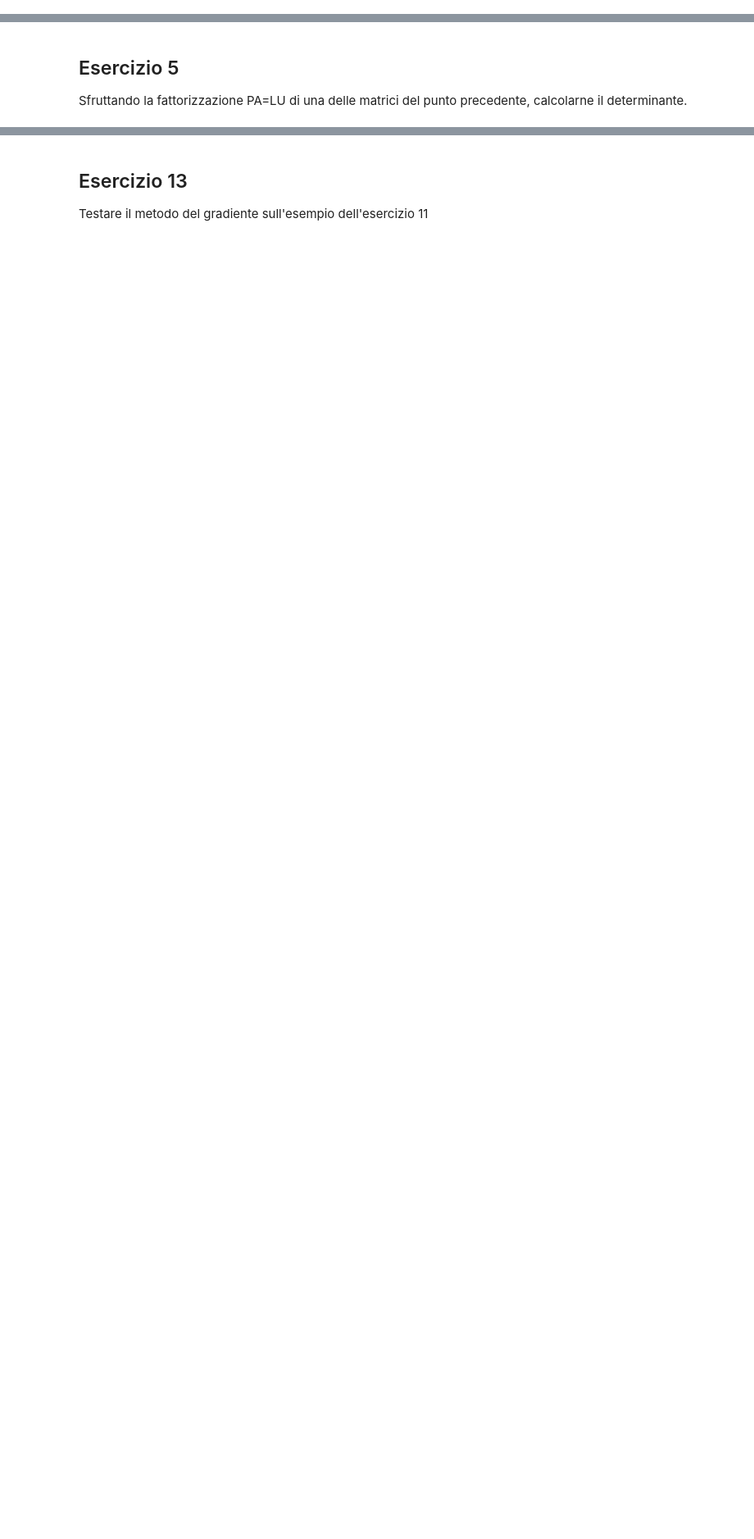
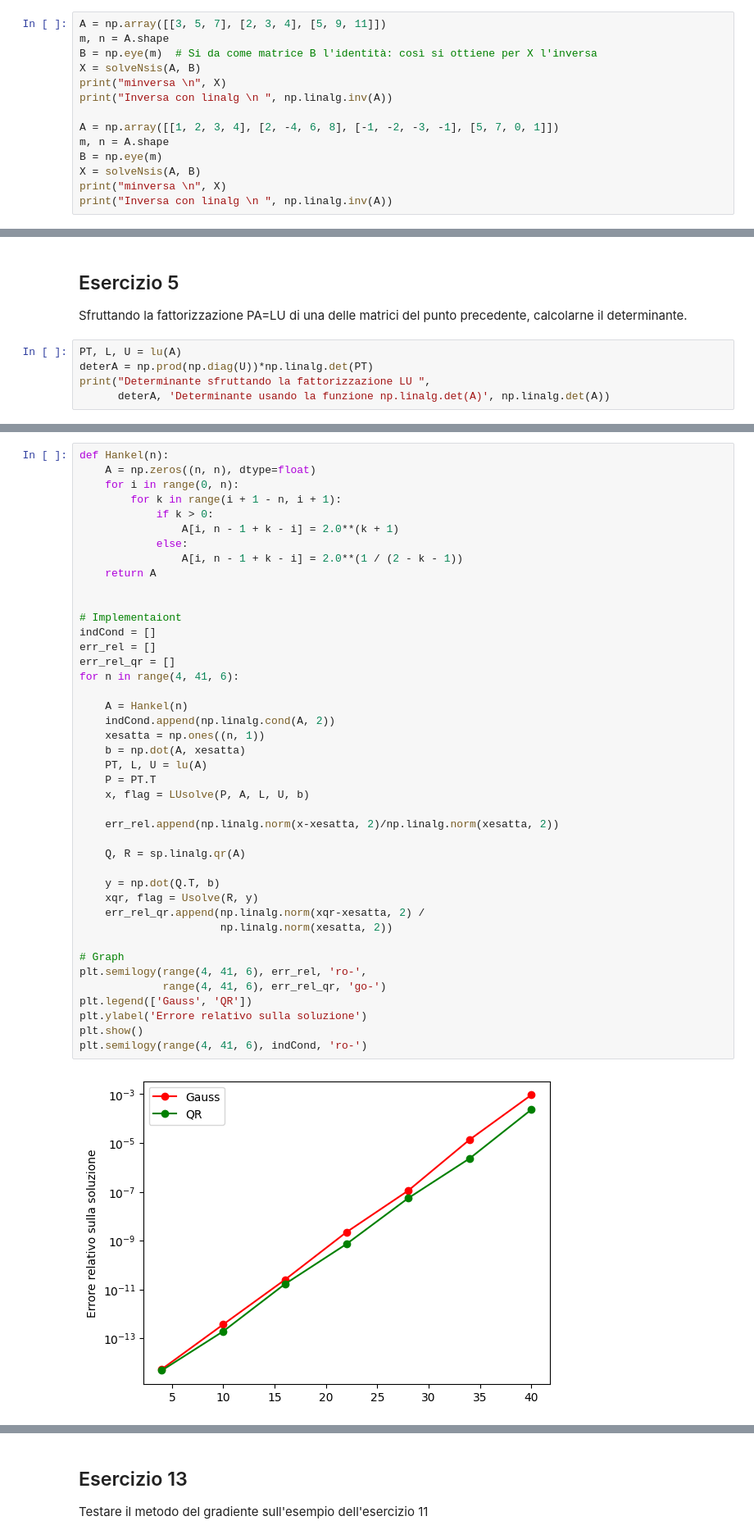
Before and after one commit to AndrewGagliottiUnibo/IoT-Project-network-, a Jupyter notebook: MetodiLab/08/Esercitazione8.ipynb, the cells around one changed output, grey strips where cells are left out. Shown at 82% size. Drawn from its saved outputs; the diff is of its cells as text; blank space fills up the shorter version.

Commit message:
imported solution for trying to find error in last es

```diff
--- a/MetodiLab/08/Esercitazione8.ipynb
+++ b/MetodiLab/08/Esercitazione8.ipynb
@@ -88,3 +125,17 @@ def solveNsis(A, B):
         X = []
 
     return X
+# %%
+A = np.array([[3, 5, 7], [2, 3, 4], [5, 9, 11]])
+m, n = A.shape
+B = np.eye(m)  # Si da come matrice B l'identità: così si ottiene per X l'inversa
+X = solveNsis(A, B)
+print("minversa \n", X)
+print("Inversa con linalg \n ", np.linalg.inv(A))
+
+A = np.array([[1, 2, 3, 4], [2, -4, 6, 8], [-1, -2, -3, -1], [5, 7, 0, 1]])
+m, n = A.shape
+B = np.eye(m)
+X = solveNsis(A, B)
+print("minversa \n", X)
+print("Inversa con linalg \n ", np.linalg.inv(A))
@@ -91,3 +161,8 @@ def solveNsis(A, B):
 # %% [markdown]
 ## Esercizio 5
 Sfruttando la fattorizzazione PA=LU  di una delle matrici del punto precedente, calcolarne il determinante.
+# %%
+PT, L, U = lu(A)
+deterA = np.prod(np.diag(U))*np.linalg.det(PT)
+print("Determinante sfruttando la fattorizzazione LU ",
+      deterA, 'Determinante usando la funzione np.linalg.det(A)', np.linalg.det(A))
@@ -114,3 +191,47 @@ Calcolare gli errori relativi $\| \delta x \|_2/\|x\|_2$ da cui sono affette
 le soluzioni calcolate con i due metodi e produrre, al variare di $n$, un
 grafico in scala logaritmica ( matplotlib.plyplot.loglog) degli errori relativi calcolati. Che cosa si
 osserva?
+# %%
+def Hankel(n):
+    A = np.zeros((n, n), dtype=float)
+    for i in range(0, n):
+        for k in range(i + 1 - n, i + 1):
+            if k > 0:
+                A[i, n - 1 + k - i] = 2.0**(k + 1)
+            else:
+                A[i, n - 1 + k - i] = 2.0**(1 / (2 - k - 1))
+    return A
+
+
+# Implementaiont
+indCond = []
+err_rel = []
+err_rel_qr = []
+for n in range(4, 41, 6):
+
+    A = Hankel(n)
+    indCond.append(np.linalg.cond(A, 2))
+    xesatta = np.ones((n, 1))
+    b = np.dot(A, xesatta)
+    PT, L, U = lu(A)
+    P = PT.T
+    x, flag = LUsolve(P, A, L, U, b)
+
+    err_rel.append(np.linalg.norm(x-xesatta, 2)/np.linalg.norm(xesatta, 2))
+
+    Q, R = sp.linalg.qr(A)
+
+    y = np.dot(Q.T, b)
+    xqr, flag = Usolve(R, y)
+    err_rel_qr.append(np.linalg.norm(xqr-xesatta, 2) /
+                      np.linalg.norm(xesatta, 2))
+
+# Graph
+plt.semilogy(range(4, 41, 6), err_rel, 'ro-',
+             range(4, 41, 6), err_rel_qr, 'go-')
+plt.legend(['Gauss', 'QR'])
+plt.ylabel('Errore relativo sulla soluzione')
+plt.show()
+plt.semilogy(range(4, 41, 6), indCond, 'ro-')
+# %% [output]
+[figure, added]
```
Also changed, not shown: parts of 11 cells of this notebook, 1 other file.
